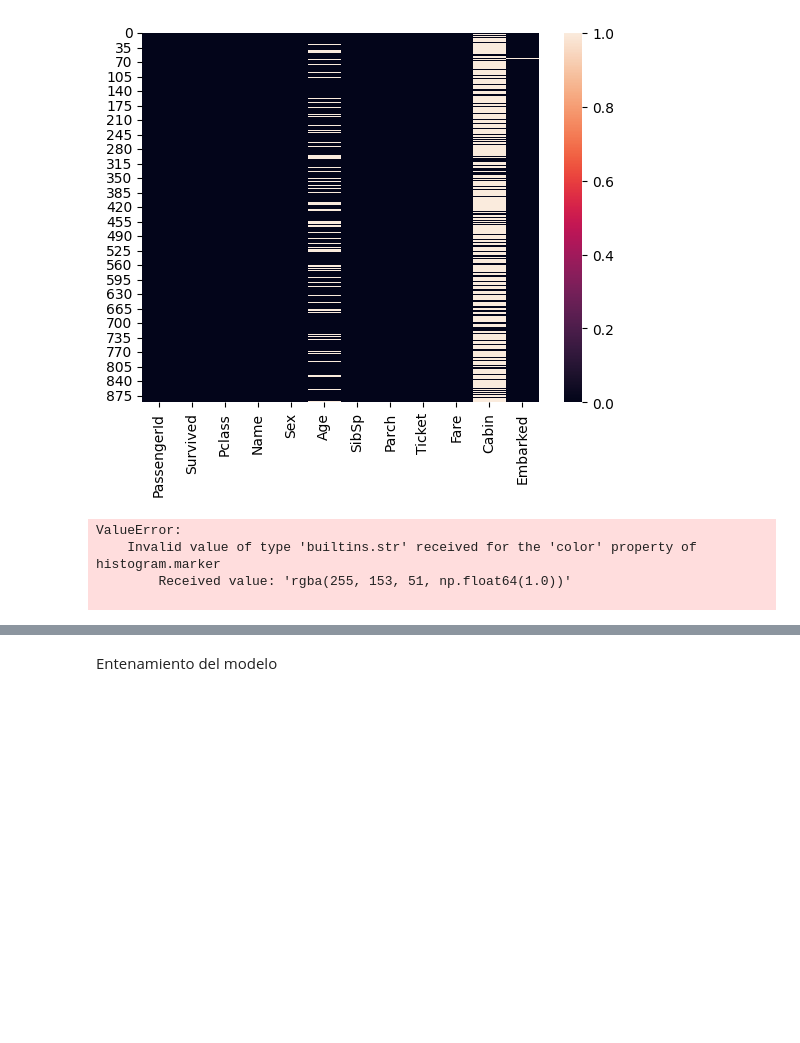
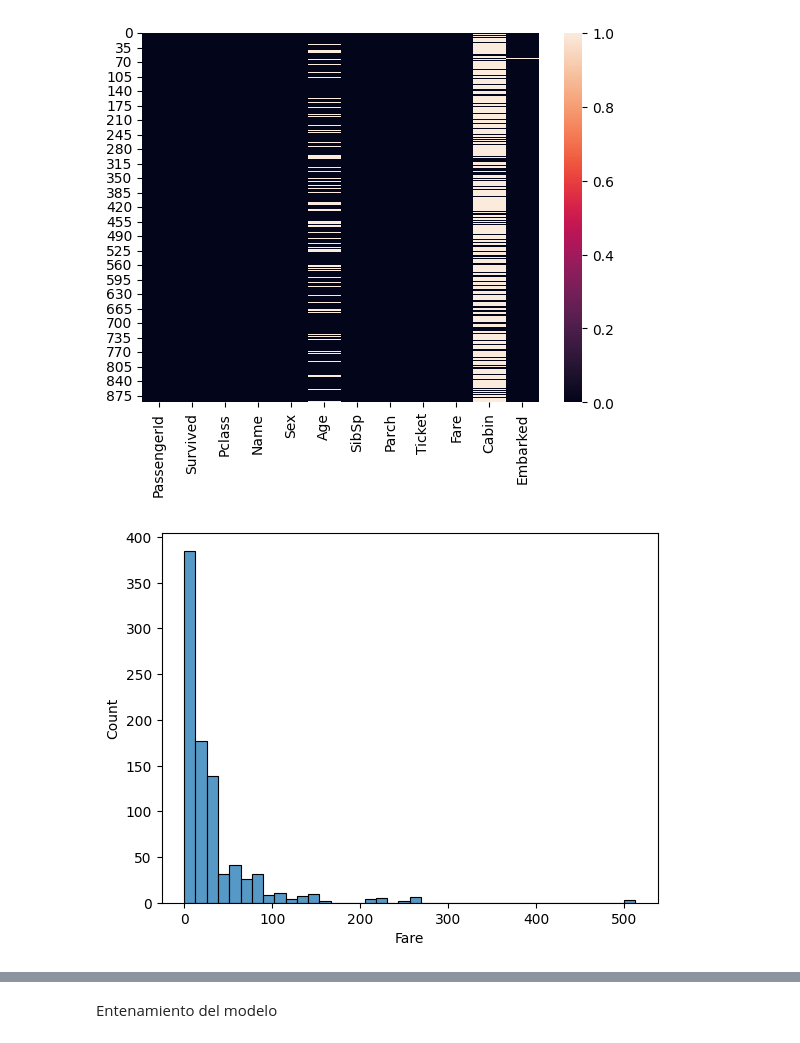
Before and after one commit to rogerloop/Curso-IBM-AI, a Jupyter notebook: 3-Machine_Learning/3-RGR ML - Seccion 11 - Regresion Logistica .ipynb, the cells around one changed output, grey strips where cells are left out. Cells and saved outputs as stored; diff of their text form; code cells hidden in the pictures; blank space fills up the shorter version.

```diff
--- a/3-Machine_Learning/3-RGR ML - Seccion 11 - Regresion Logistica .ipynb
+++ b/3-Machine_Learning/3-RGR ML - Seccion 11 - Regresion Logistica .ipynb
@@ -43,9 +40,7 @@ cf.go_offline()
 # %%
-entrenamiento['Fare'].iplot(kind='hist', bins=40)
+sns.histplot(data=entrenamiento, x='Fare', bins=40)
+plt.show()
 # %% [output]
-ValueError:
-    Invalid value of type 'builtins.str' received for the 'color' property of histogram.marker
-        Received value: 'rgba(255, 153, 51, np.float64(1.0))'
-
+[figure, added]
 # %%
 sns.boxplot(x='Pclass', y='Age', data=entrenamiento)
```
Also changed, not shown: parts of 22 cells of this notebook, 2 other files.
